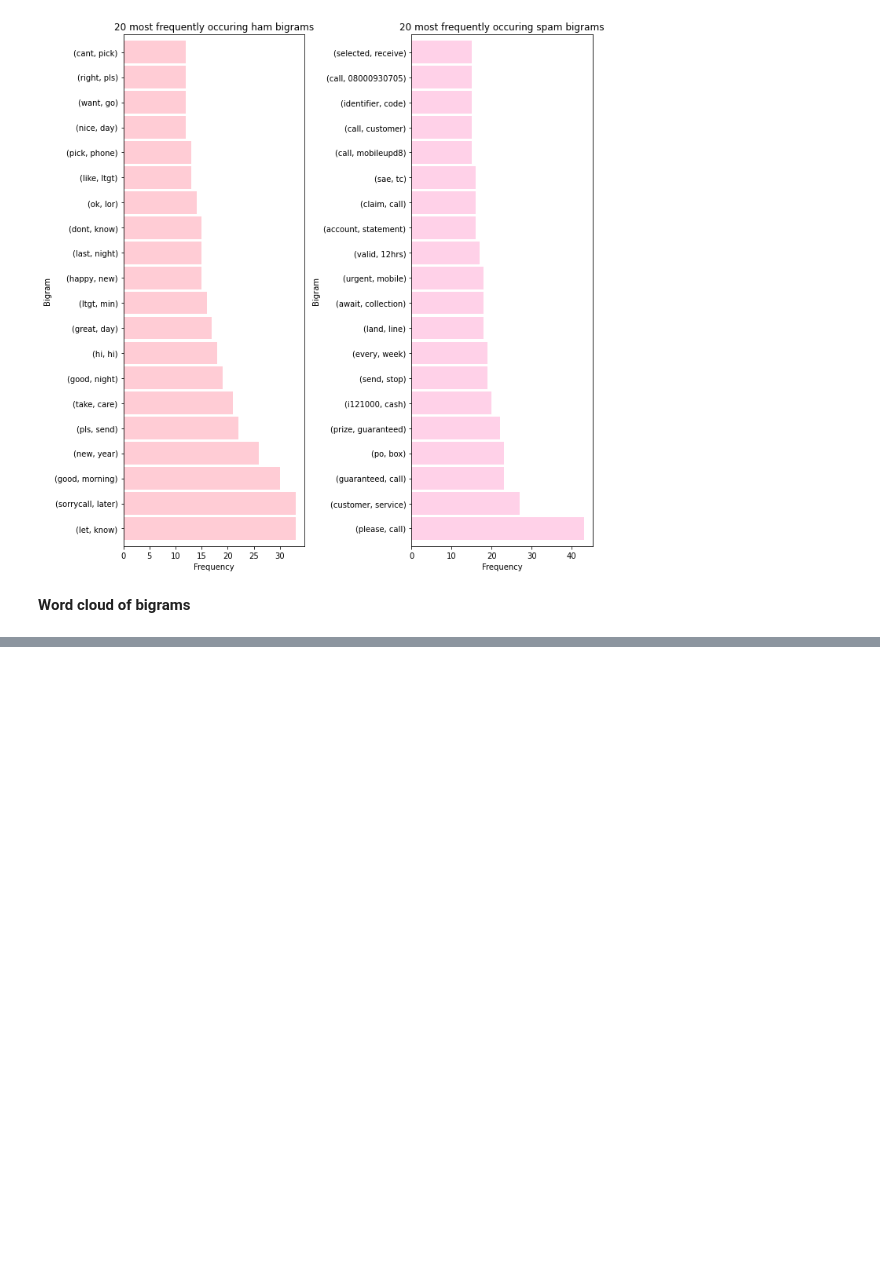
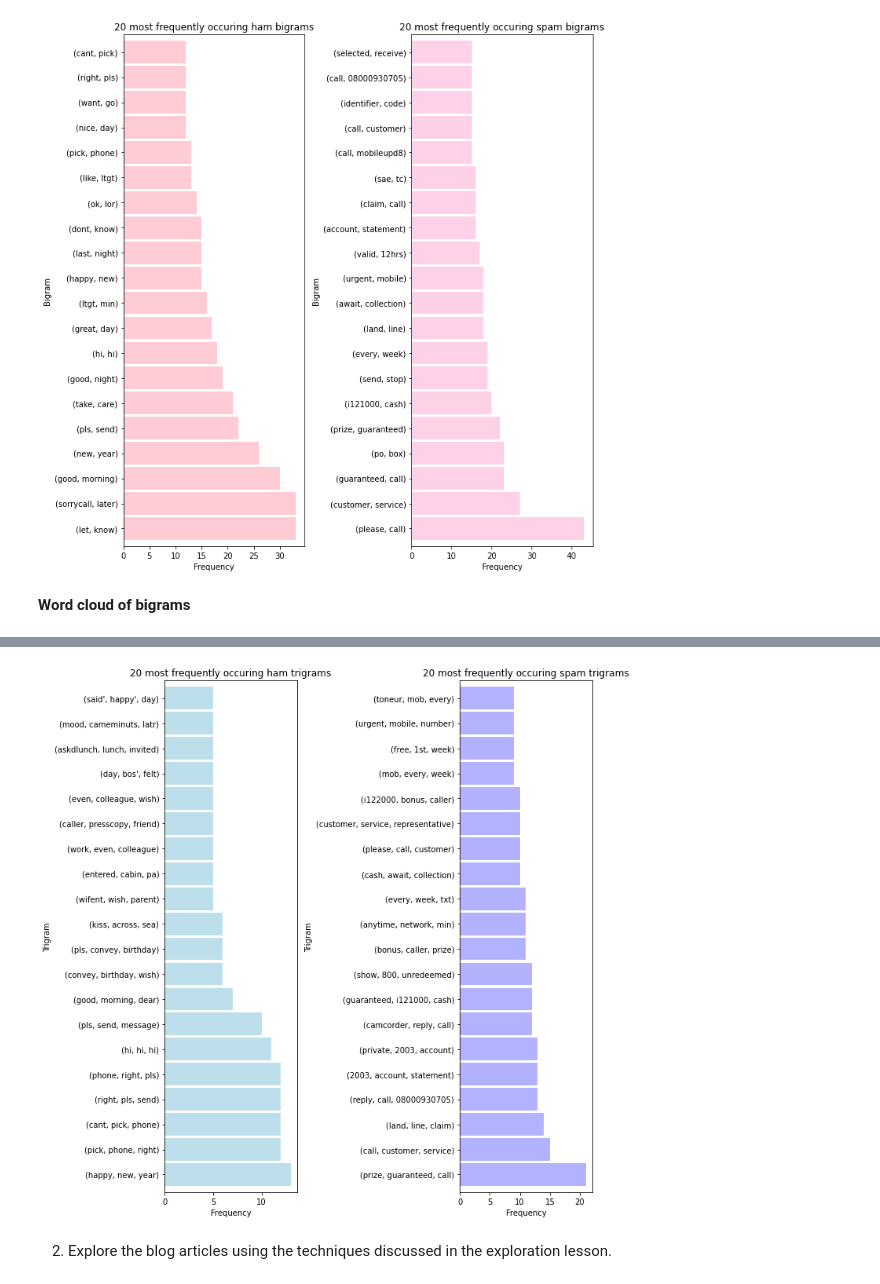
Before and after one commit to matt-c-knight/natural-language-processing-exercises, a Jupyter notebook: explore.ipynb, the cells around one changed output, grey strips where cells are left out. Saved outputs shown, nothing was run; the diff lists cells and outputs as text; code cells hidden in the pictures; blank space fills up the shorter version.

```diff
--- a/explore.ipynb
+++ b/explore.ipynb
@@ -172,5 +172,5 @@ To finalize prep for exploration:
 1. add a feature that is the length of each document.
 2. build a set of ham_words and spam_words to explore.
 # %%
-ham_words = ' '.join(df[df.label == 'ham'].text_filtered)
-ham_words.head()
+# ham_words = ' '.join(df[df.label == 'ham'].text_filtered)
+# ham_words
@@ -426,0 +440,5 @@ plt.show()
+# %%
+#Split it into 3 words
+ham_trigrams = pd.Series(list(nltk.ngrams(ham_words.split(), 3))).value_counts().head(20)
+spam_trigrams = pd.Series(list(nltk.ngrams(spam_words.split(), 3))).value_counts().head(20)
+spam_trigrams
@@ -426,0 +463,18 @@ plt.show()
+# %%
+plt.subplot(121)
+
+ham_trigrams.plot.barh(color='lightblue', width=.9, figsize=(10, 10), alpha=.8)
+plt.title('20 most frequently occuring ham trigrams')
+plt.ylabel('Trigram')
+plt.xlabel('Frequency')
+
+
+plt.subplot(122)
+spam_trigrams.plot.barh(color='blue', width=.9, figsize=(10, 10), alpha=.3)
+plt.title('20 most frequently occuring spam trigrams')
+plt.ylabel('Trigram')
+plt.xlabel('Frequency')
+plt.tight_layout()
+plt.show()
+# %% [output]
+[figure, added]
@@ -426,0 +483,2 @@ plt.show()
+# %% [markdown]
+2. Explore the blog articles using the techniques discussed in the exploration lesson.
```
Also changed, not shown: parts of 44 cells of this notebook.
